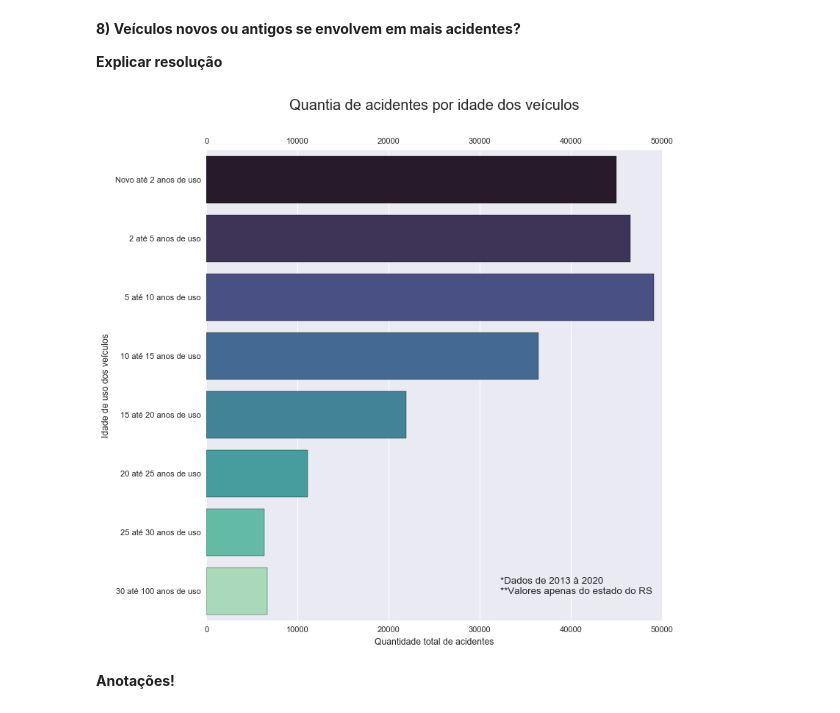
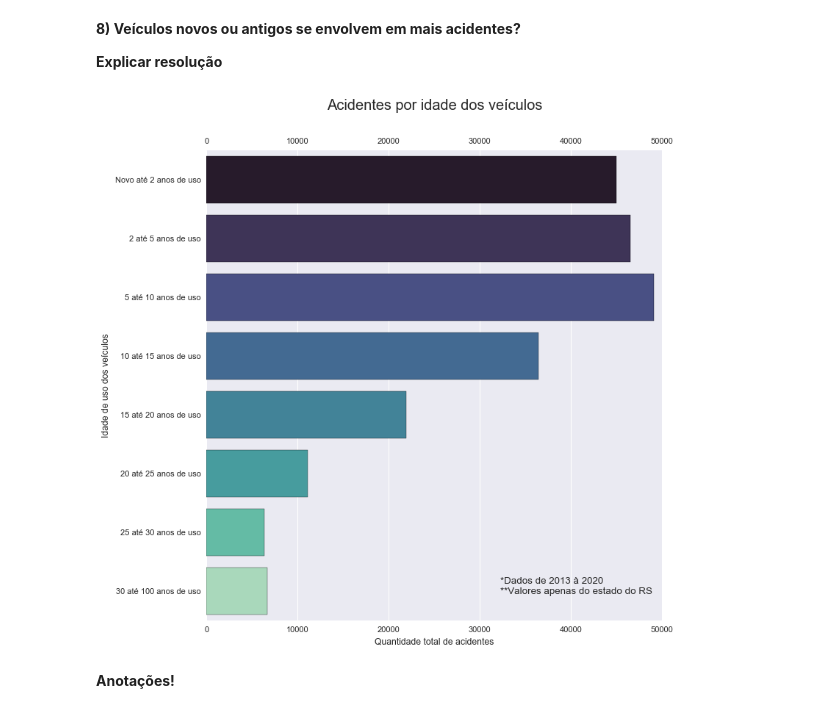
Before and after one commit to XQDLteam/brazil_highway_accidents, a Jupyter notebook: acidentes_br.ipynb, the cells around one changed output. Cells and saved outputs as stored; diff of their text form; code cells hidden in the pictures.

```diff
--- a/acidentes_br.ipynb
+++ b/acidentes_br.ipynb
@@ -540,25 +535,25 @@ ax.annotate('*Valores de 2013 à 2020\n**Valores apenas do estado do RS', xy=(55
 # %%
 df_ano_veiculo= pd.DataFrame(df_pessoas[['ano_fabricacao_veiculo','ano']][df_pessoas['ano_fabricacao_veiculo'] > 0])
 df_ano_veiculo['idade_uso']= df_ano_veiculo['ano'] - df_ano_veiculo['ano_fabricacao_veiculo']
 
 grupos= [0,2,5,10,15,20,25,30,100]
 grupos_anos = pd.cut(list(df_ano_veiculo['idade_uso']), grupos)
 df_ano_veiculo= pd.DataFrame(grupos_anos.value_counts())
 df_ano_veiculo.columns=['quantidade']
 
 df_ano_veiculo.index= ['Novo até 2 anos de uso','2 até 5 anos de uso','5 até 10 anos de uso','10 até 15 anos de uso',
                        '15 até 20 anos de uso','20 até 25 anos de uso','25 até 30 anos de uso','30 até 100 anos de uso']
 
 ax = sns.barplot(x='quantidade', y=df_ano_veiculo.index, data=df_ano_veiculo, palette='mako');
 
 #Anotações
-ax.set_title('Quantia de acidentes por idade dos veículos', fontsize=18, pad=50);
+ax.set_title('Acidentes por idade dos veículos', fontsize=18, pad=50);
 ax.set_ylabel('Idade de uso dos veículos')
 ax.set_xlabel('Quantidade total de acidentes')
 ax.secondary_xaxis('top');
 ax.annotate('*Dados de 2013 à 2020\n**Valores apenas do estado do RS', xy=(550, 80), xycoords='figure pixels');
 # %% [output]
-[figure, old version]
+[figure, new version]
 # %% [markdown]
 **Anotações!**
 # %% [markdown]
```
Also changed, not shown: parts of 7 cells of this notebook.
